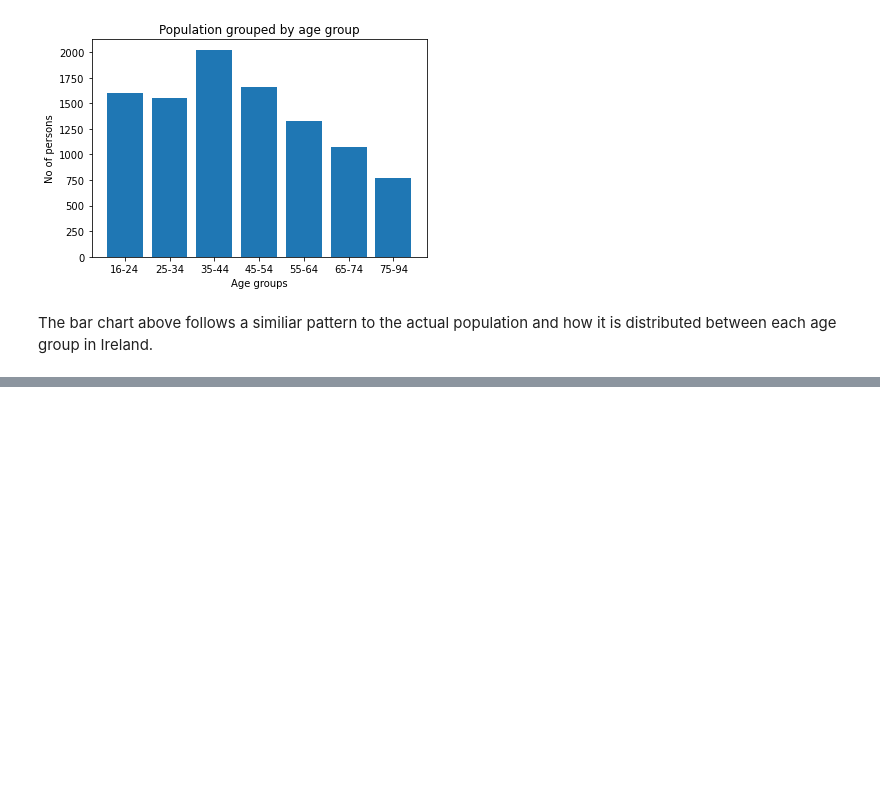
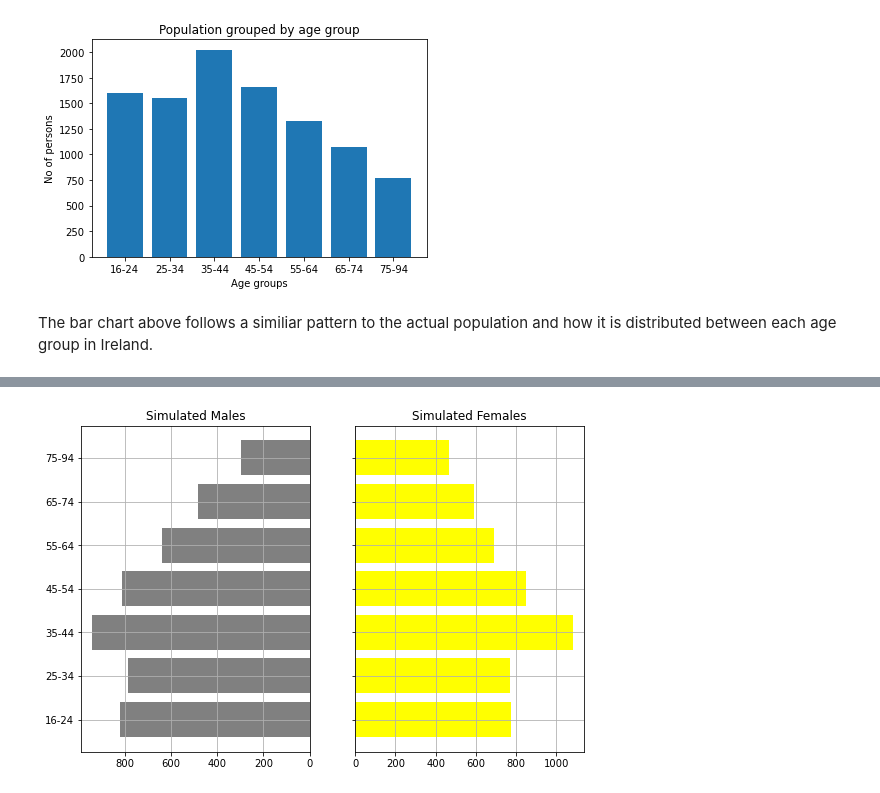
Before and after one commit to juliandunne1234/pada_project_g00267940, a Jupyter notebook: dataset_simulation_project.ipynb, the cells around one changed output, grey strips where cells are left out. Saved outputs shown, nothing was run; the diff lists cells and outputs as text; code cells hidden in the pictures; blank space fills up the shorter version.

```diff
--- a/dataset_simulation_project.ipynb
+++ b/dataset_simulation_project.ipynb
@@ -187,0 +253,4 @@ The bar chart above follows a similiar pattern to the actual population and how
+# %%
+#Convert to numpy array
+sim_male_arr = np.array(sim_male)
+sim_male_arr
@@ -187,0 +265,5 @@ The bar chart above follows a similiar pattern to the actual population and how
+# %%
+#Convert 2d array to 1d using flatten method
+## https://thispointer.com/python-convert-matrix-2d-numpy-array-to-a-1d-numpy-array/#:~:text=Convert%202D%20Numpy%20array%20to%201D%20Numpy%20array,a%20flatten%201D%20view%20of%20the%20input%20array%2C
+sim_male_flat = sim_male_arr.flatten()
+sim_male_flat
@@ -187,0 +272,12 @@ The bar chart above follows a similiar pattern to the actual population and how
+# %%
+#Change array to pandas Series
+sim_male_flat = pd.Series(sim_male_flat)
+
+#Add the series to the simulated dataset
+#This is the simulated amount of males per age group generated using random binomial method
+cvd_sim['male'] = sim_male_flat
+
+#This is the simulated amount of females per age group
+cvd_sim['female'] = cvd_sim['sim_pop'] - cvd_sim['male']
+
+cvd_sim
@@ -187,0 +293,24 @@ The bar chart above follows a similiar pattern to the actual population and how
+# %%
+#Plot the number of males v females for each age group in the simulated population
+
+#Specify the x and y axis
+y1 = range(len(cvd_sim))
+sim_male = cvd_sim['male']
+sim_female = cvd_sim['female']
+
+#Configure the chart
+fig, axes = plt.subplots(ncols=2, sharey=True, figsize=(9, 6))
+axes[0].barh(y1, sim_male, align='center', color='grey')
+axes[0].set(title='Simulated Males')
+axes[1].barh(y1, sim_female, align='center', color='yellow')
+axes[1].set(title='Simulated Females')
+
+#Define the 'Age group' for the chart and invert so that charts are mirroring
+axes[0].set(yticks=y, yticklabels=cvd_sim['age_group'])
+axes[0].invert_xaxis()
+axes[0].grid()
+axes[1].grid()
+
+plt.show()
+# %% [output]
+[figure, added]
```
Also changed, not shown: parts of 22 cells of this notebook.
